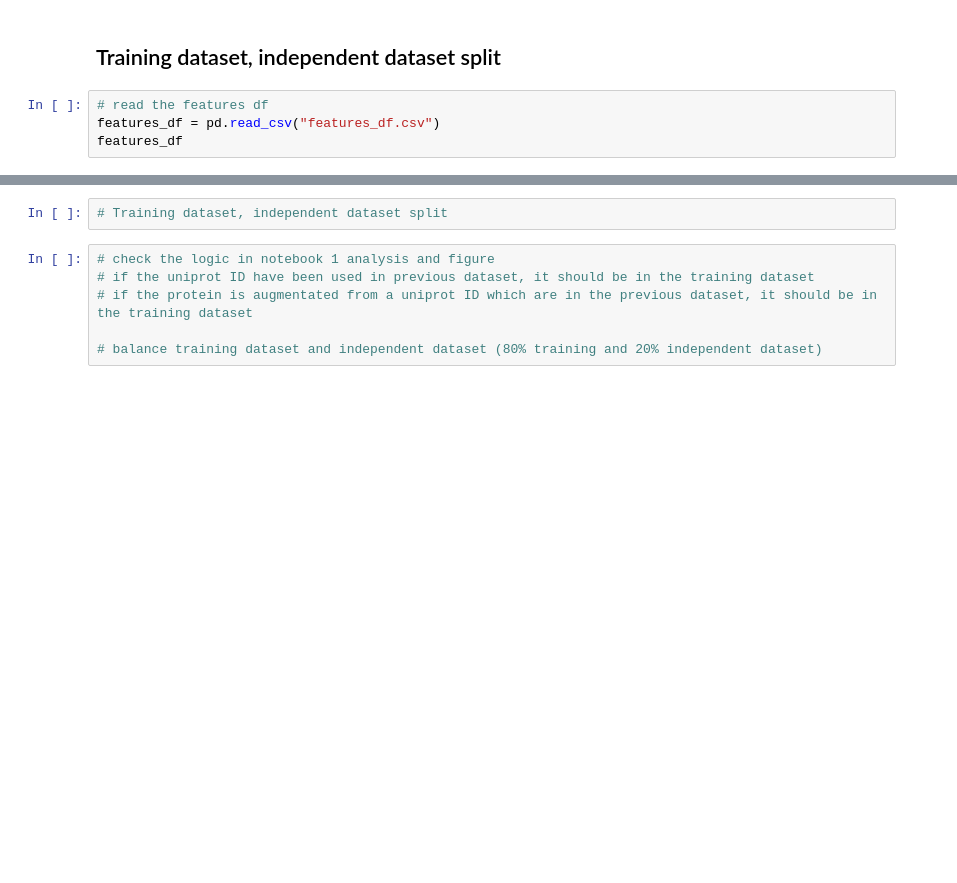
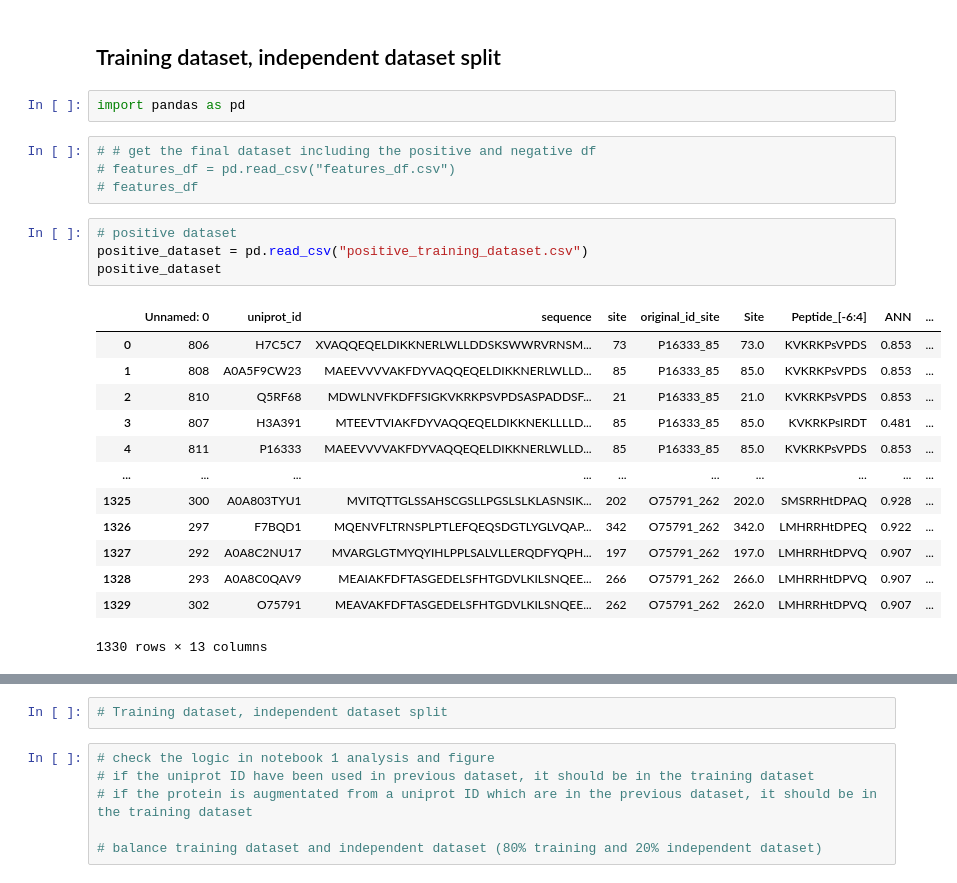
Before and after one commit to liuliu-umich/CAMP-14-3-3, a Jupyter notebook: 4.2 Modeling.ipynb, the cells around one changed output, grey strips where cells are left out. Saved outputs shown, nothing was run; the diff lists cells and outputs as text; blank space fills up the shorter version.

Commit message:
code: training and independent dataset split

```diff
--- a/4.2 Modeling.ipynb
+++ b/4.2 Modeling.ipynb
@@ -1,6 +1,26 @@
 # %% [markdown]
 ## Training dataset, independent dataset split
+# %%
+import pandas as pd
 # %%
-# read the features df
-features_df = pd.read_csv("features_df.csv")
-features_df
+# # get the final dataset including the positive and negative df
+# features_df = pd.read_csv("features_df.csv")
+# features_df
+# %%
+# positive dataset
+positive_dataset = pd.read_csv("positive_training_dataset.csv")
+positive_dataset
+# %% [output]
+|  | Unnamed: 0 | uniprot_id | sequence | site | original_id_site | Site | Peptide_[-6:4] | ANN | ... |
+| 0 | 806 | H7C5C7 | XVAQQEQELDIKKNERLWLLDDSKSWWRVRNSM... | 73 | P16333_85 | 73.0 | KVKRKPsVPDS | 0.853 | ... |
+| 1 | 808 | A0A5F9CW23 | MAEEVVVVAKFDYVAQQEQELDIKKNERLWLLD... | 85 | P16333_85 | 85.0 | KVKRKPsVPDS | 0.853 | ... |
+| 2 | 810 | Q5RF68 | MDWLNVFKDFFSIGKVKRKPSVPDSASPADDSF... | 21 | P16333_85 | 21.0 | KVKRKPsVPDS | 0.853 | ... |
+| 3 | 807 | H3A391 | MTEEVTVIAKFDYVAQQEQELDIKKNEKLLLLD... | 85 | P16333_85 | 85.0 | KVKRKPsIRDT | 0.481 | ... |
+| 4 | 811 | P16333 | MAEEVVVVAKFDYVAQQEQELDIKKNERLWLLD... | 85 | P16333_85 | 85.0 | KVKRKPsVPDS | 0.853 | ... |
+| ... | ... | ... | ... | ... | ... | ... | ... | ... | ... |
+| 1325 | 300 | A0A803TYU1 | MVITQTTGLSSAHSCGSLLPGSLSLKLASNSIK... | 202 | O75791_262 | 202.0 | SMSRRHtDPAQ | 0.928 | ... |
+| 1326 | 297 | F7BQD1 | MQENVFLTRNSPLPTLEFQEQSDGTLYGLVQAP... | 342 | O75791_262 | 342.0 | LMHRRHtDPEQ | 0.922 | ... |
+| 1327 | 292 | A0A8C2NU17 | MVARGLGTMYQYIHLPPLSALVLLERQDFYQPH... | 197 | O75791_262 | 197.0 | LMHRRHtDPVQ | 0.907 | ... |
+| 1328 | 293 | A0A8C0QAV9 | MEAIAKFDFTASGEDELSFHTGDVLKILSNQEE... | 266 | O75791_262 | 266.0 | LMHRRHtDPVQ | 0.907 | ... |
+| 1329 | 302 | O75791 | MEAVAKFDFTASGEDELSFHTGDVLKILSNQEE... | 262 | O75791_262 | 262.0 | LMHRRHtDPVQ | 0.907 | ... |
+1330 rows × 13 columns
```
Also changed, not shown: parts of 18 cells of this notebook, 2 other files.
